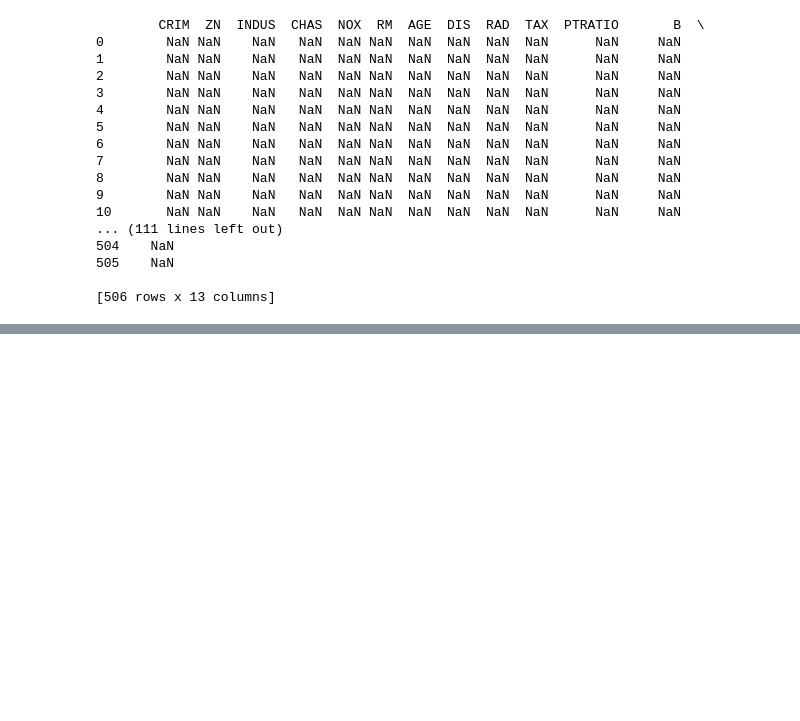
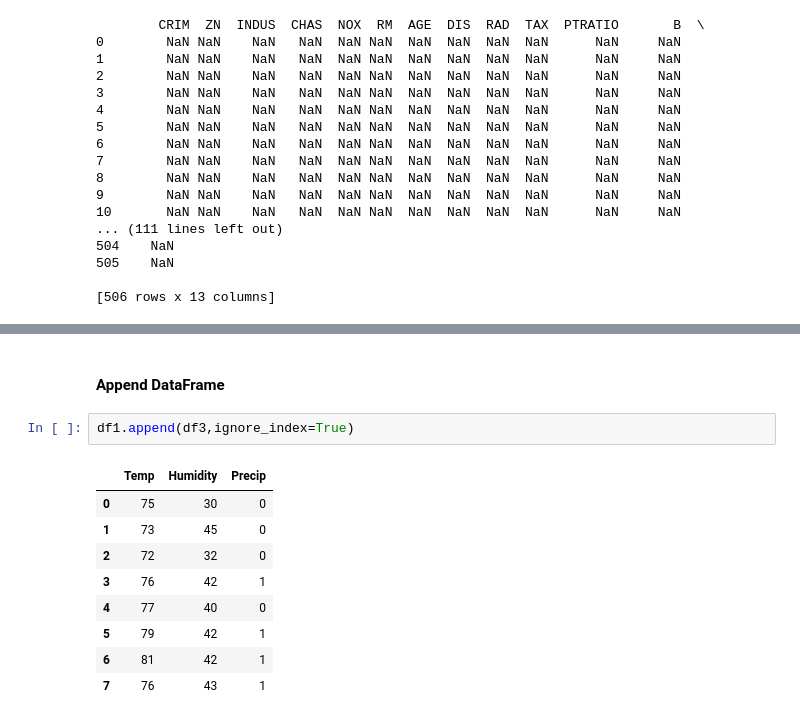
Before and after one commit to cmj123/BecomeAProfessionalPythonProgrammer, a Jupyter notebook: data_analysis_python_pandas/data_analysis_with_python_pandas.ipynb, the cells around one changed output, grey strips where cells are left out. Saved outputs shown, nothing was run; the diff lists cells and outputs as text; blank space fills up the shorter version.

```diff
--- a/data_analysis_python_pandas/data_analysis_with_python_pandas.ipynb
+++ b/data_analysis_python_pandas/data_analysis_with_python_pandas.ipynb
@@ -380,0 +431,14 @@ print(boston_df[(boston_df < (Q1 - 1.5*IQR)) | (boston_df > (Q3 +1.5*IQR))])
+# %% [markdown]
+#### Append DataFrame
+# %%
+df1.append(df3,ignore_index=True)
+# %% [output]
+|  | Temp | Humidity | Precip |
+| 0 | 75 | 30 | 0 |
+| 1 | 73 | 45 | 0 |
+| 2 | 72 | 32 | 0 |
+| 3 | 76 | 42 | 1 |
+| 4 | 77 | 40 | 0 |
+| 5 | 79 | 42 | 1 |
+| 6 | 81 | 42 | 1 |
+| 7 | 76 | 43 | 1 |
```
Also changed, not shown: parts of 10 cells of this notebook.
